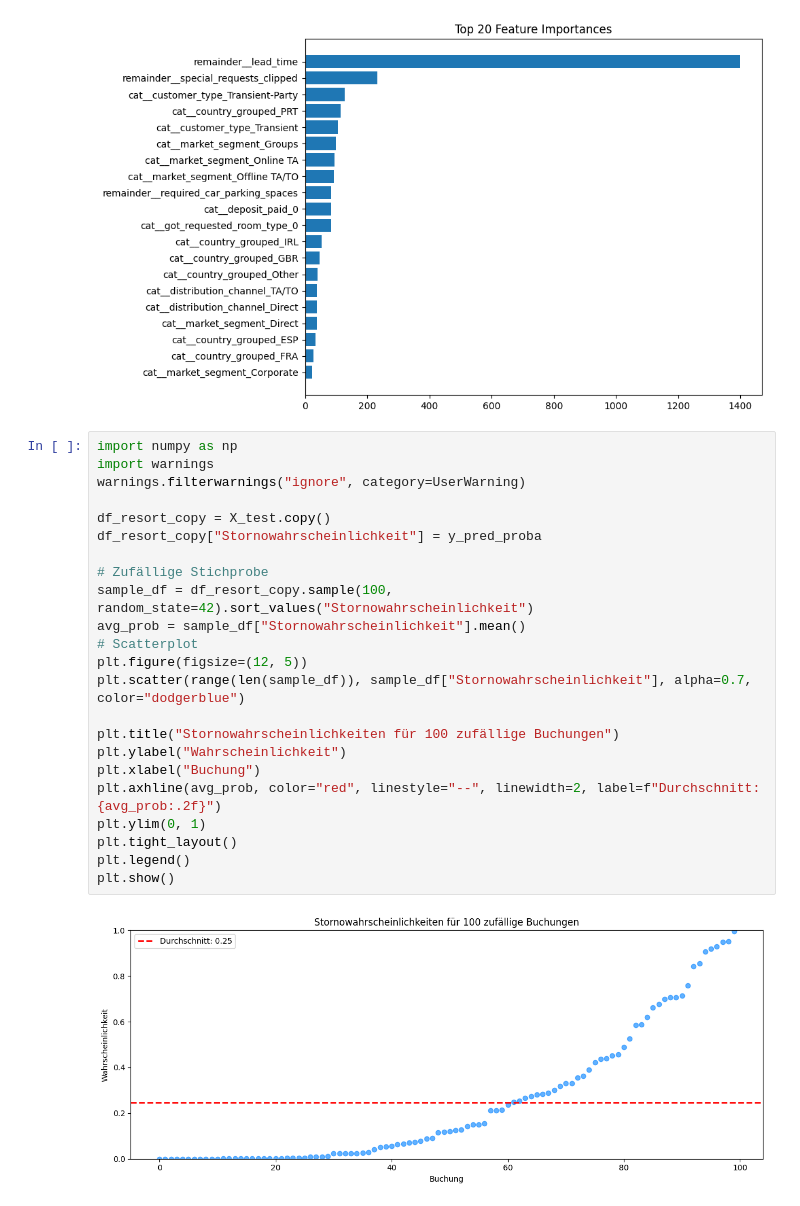
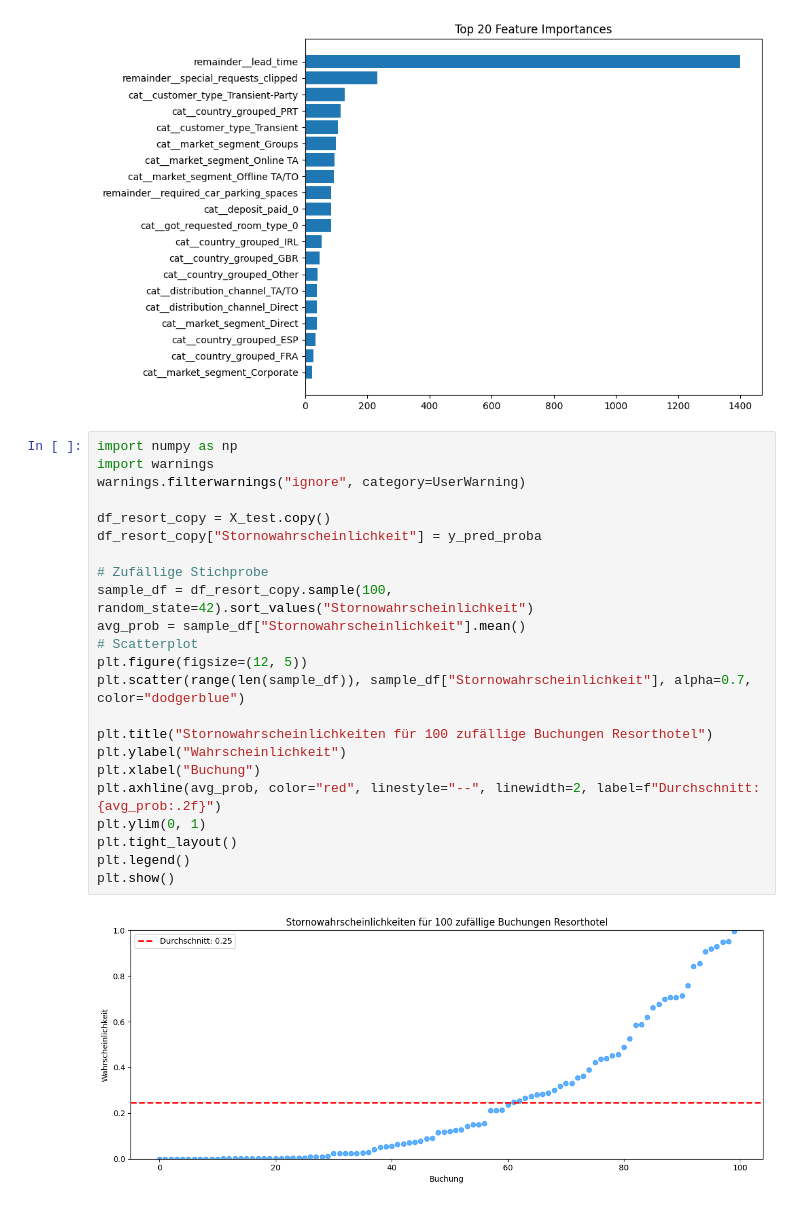
Before and after one commit to abt-kevin/Hotel_Bookings, a Jupyter notebook: Resort_LightGBM.ipynb, the cells around one changed output. Drawn from its saved outputs; the diff is of its cells as text.

Commit message:
add sample resort

```diff
--- a/Resort_LightGBM.ipynb
+++ b/Resort_LightGBM.ipynb
@@ -112,25 +112,25 @@ plt.show()
 # %%
 import numpy as np
 import warnings
 warnings.filterwarnings("ignore", category=UserWarning)
 
 df_resort_copy = X_test.copy()
 df_resort_copy["Stornowahrscheinlichkeit"] = y_pred_proba
 
 # Zufällige Stichprobe
 sample_df = df_resort_copy.sample(100, random_state=42).sort_values("Stornowahrscheinlichkeit")
 avg_prob = sample_df["Stornowahrscheinlichkeit"].mean()
 # Scatterplot
 plt.figure(figsize=(12, 5))
 plt.scatter(range(len(sample_df)), sample_df["Stornowahrscheinlichkeit"], alpha=0.7, color="dodgerblue")
 
-plt.title("Stornowahrscheinlichkeiten für 100 zufällige Buchungen")
+plt.title("Stornowahrscheinlichkeiten für 100 zufällige Buchungen Resorthotel")
 plt.ylabel("Wahrscheinlichkeit")
 plt.xlabel("Buchung")
 plt.axhline(avg_prob, color="red", linestyle="--", linewidth=2, label=f"Durchschnitt: {avg_prob:.2f}")
 plt.ylim(0, 1)
 plt.tight_layout()
 plt.legend()
 plt.show()
 # %% [output]
-[figure, old version]
+[figure, new version]
```
Also changed, not shown: 1 other file.
